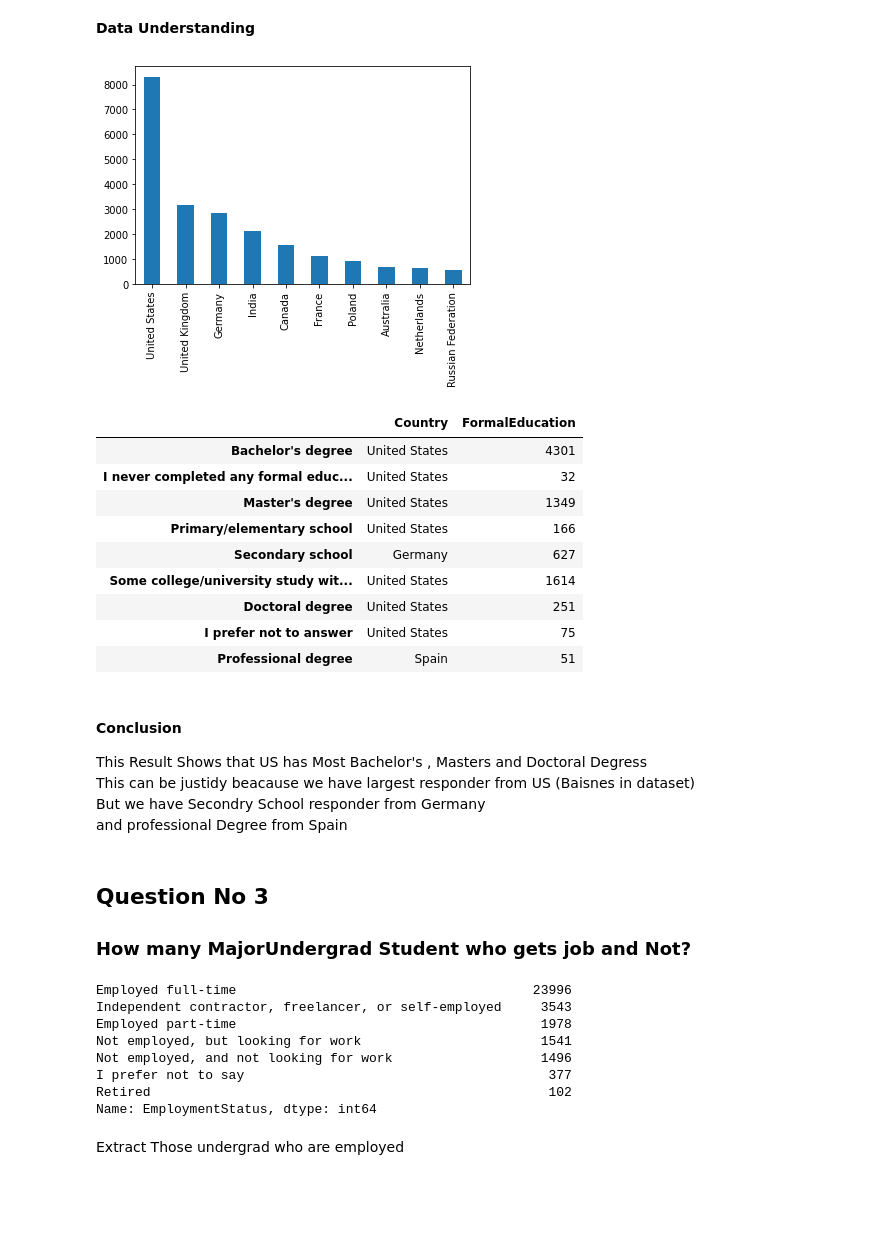
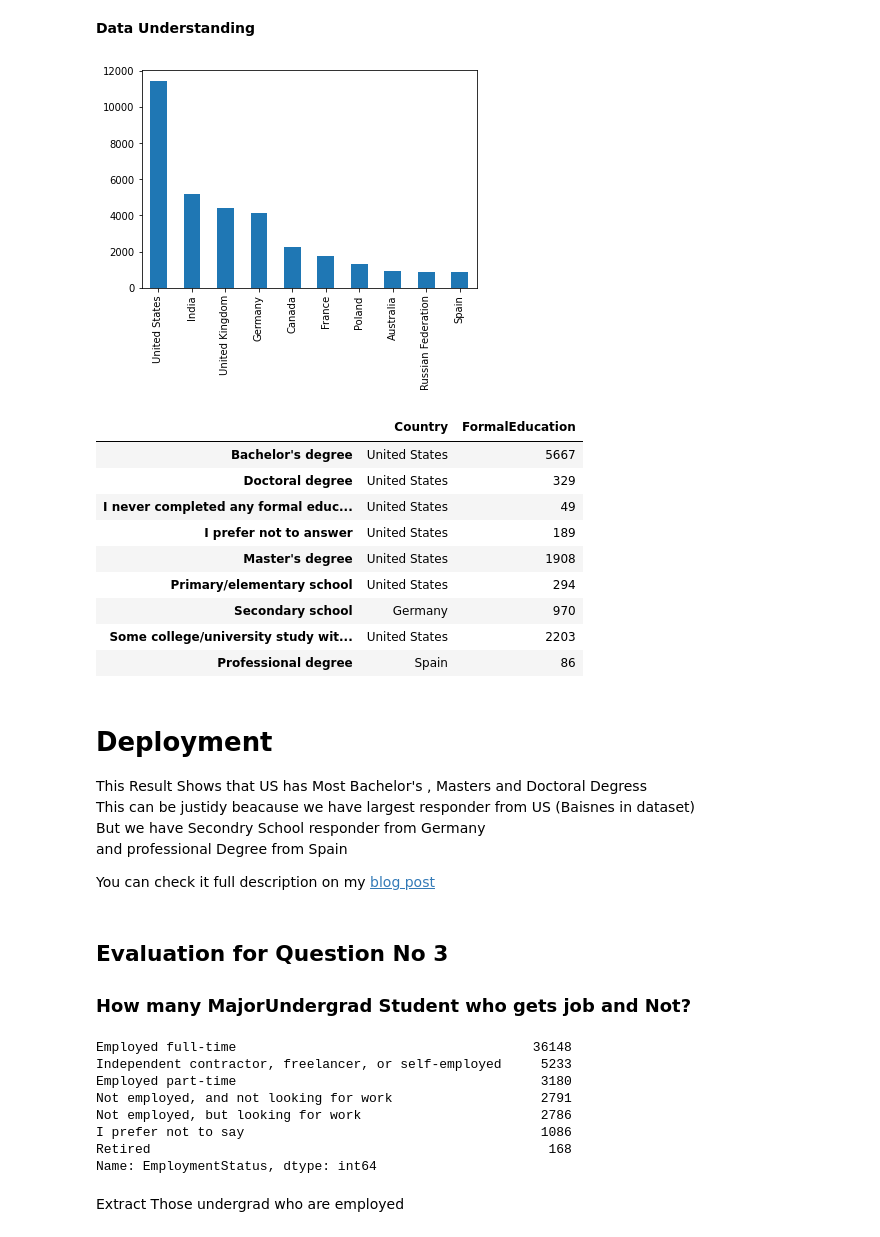
Before and after one commit to AbbasMustafa/Udacity-Data-Scientist-Nanadegree, a Jupyter notebook: Stackoverflow data.ipynb, the cells around one changed output. Cells and saved outputs as stored; diff of their text form; code cells hidden in the pictures; blank space fills up the shorter version.

```diff
--- a/Stackoverflow data.ipynb
+++ b/Stackoverflow data.ipynb
@@ -56,0 +78,5 @@ Length: 147, dtype: float64
+# %%
+# Extract Important Columns from Dataframe
+
+df = df.loc[:, ['Race','Salary','FormalEducation','Country','MajorUndergrad','EmploymentStatus','Respondent']]
+df.head()
@@ -56,0 +186,5 @@ Length: 147, dtype: float64
+# %%
+# Important Columns for Question No 2
+
+df2 = df.loc[:,['Country','FormalEducation','Respondent']]
+df2.head()
@@ -248,9 +344,9 @@ and South Asian were second highest responder and they gets second last position
 # %%
 # Top Ten Countries Those people have highest Repond
 
-df.Country.value_counts()[:10].plot(kind='bar');
+df2.Country.value_counts()[:10].plot(kind='bar');
 # %% [output]
-[figure, old version]
+[figure, new version]
 # %%
 def find_max_min(colNo1, colNo2, df, find='max'):
 
@@ -325,27 +437,29 @@ def func_min(value, val, col2):
     return value, index
 # %%
-highest_edu = find_max_min('Country', 'FormalEducation', df, 'max')
+highest_edu = find_max_min('Country', 'FormalEducation', df2, 'max')
 highest_edu
 # %% [output]
 |  | Country | FormalEducation |
-| Bachelor's degree | United States | 4301 |
-| I never completed any formal educ... | United States | 32 |
-| Master's degree | United States | 1349 |
-| Primary/elementary school | United States | 166 |
-| Secondary school | Germany | 627 |
-| Some college/university study wit... | United States | 1614 |
-| Doctoral degree | United States | 251 |
-| I prefer not to answer | United States | 75 |
-| Professional degree | Spain | 51 |
+| Bachelor's degree | United States | 5667 |
+| Doctoral degree | United States | 329 |
+| I never completed any formal educ... | United States | 49 |
+| I prefer not to answer | United States | 189 |
+| Master's degree | United States | 1908 |
+| Primary/elementary school | United States | 294 |
+| Secondary school | Germany | 970 |
+| Some college/university study wit... | United States | 2203 |
+| Professional degree | Spain | 86 |
 # %% [markdown]
-#### Conclusion
+# Deployment
 
 This Result Shows that US has Most Bachelor's , Masters and Doctoral Degress <br>
 This can be justidy beacause we have largest responder from US (Baisnes in dataset)<br>
 But we have Secondry School responder from Germany <br>
 and professional Degree from Spain
+
+You can check it full description on my [blog post](https://medium.com/@mustufa.abbas110?p=51209632d788)
 # %% [markdown]
-## Question No 3
+## Evaluation for Question No 3
 
 ### How many MajorUndergrad Student who gets job and Not?
 # %%
@@ -355,13 +469,13 @@ dfnew = df.loc[:,['EmploymentStatus','MajorUndergrad']].copy()
 # %%
-df.EmploymentStatus.value_counts()
+df3.EmploymentStatus.value_counts()
 # %% [output]
-Employed full-time                                      23996
-Independent contractor, freelancer, or self-employed     3543
-Employed part-time                                       1978
-Not employed, but looking for work                       1541
-Not employed, and not looking for work                   1496
-I prefer not to say                                       377
-Retired                                                   102
+Employed full-time                                      36148
+Independent contractor, freelancer, or self-employed     5233
+Employed part-time                                       3180
+Not employed, and not looking for work                   2791
+Not employed, but looking for work                       2786
+I prefer not to say                                      1086
+Retired                                                   168
 Name: EmploymentStatus, dtype: int64
 # %% [markdown]
 Extract Those undergrad who are employed
```
Also changed, not shown: parts of 49 cells of this notebook.
